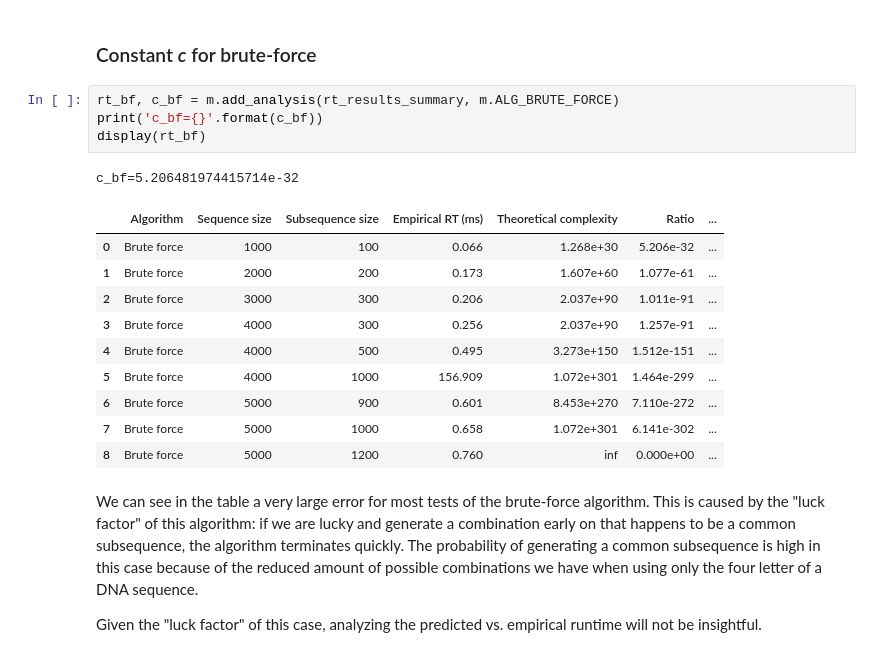
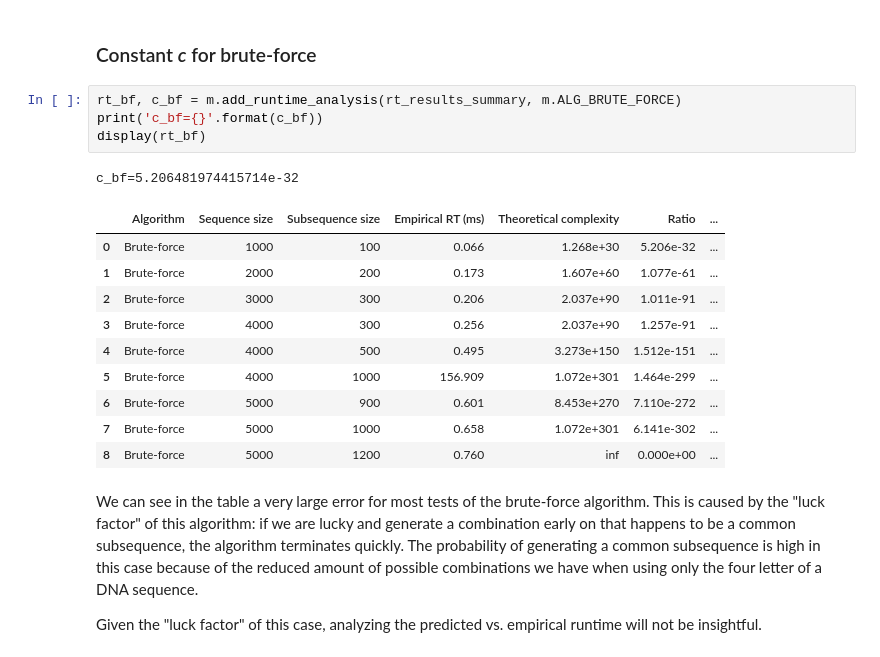
Before and after one commit to fau-masters-collected-works-cgarbin/cot6405-analysis-of-algorithms, a Jupyter notebook: longest-common-subsequence/lcs-experiments.ipynb, the cells around one changed output. Saved outputs shown, nothing was run; the diff lists cells and outputs as text.

```diff
--- a/longest-common-subsequence/lcs-experiments.ipynb
+++ b/longest-common-subsequence/lcs-experiments.ipynb
@@ -401,21 +401,21 @@ The DataFrames contain metrics for all algorithms. Each section below filters th
 # %% [markdown]
 ### Constant _c_ for brute-force
 # %%
-rt_bf, c_bf = m.add_analysis(rt_results_summary, m.ALG_BRUTE_FORCE)
+rt_bf, c_bf = m.add_runtime_analysis(rt_results_summary, m.ALG_BRUTE_FORCE)
 print('c_bf={}'.format(c_bf))
 display(rt_bf)
 # %% [output]
 c_bf=5.206481974415714e-32
 |  | Algorithm | Sequence size | Subsequence size | Empirical RT (ms) | Theoretical complexity | Ratio | ... |
-| 0 | Brute force | 1000 | 100 | 0.066 | 1.268e+30 | 5.206e-32 | ... |
-| 1 | Brute force | 2000 | 200 | 0.173 | 1.607e+60 | 1.077e-61 | ... |
-| 2 | Brute force | 3000 | 300 | 0.206 | 2.037e+90 | 1.011e-91 | ... |
-| 3 | Brute force | 4000 | 300 | 0.256 | 2.037e+90 | 1.257e-91 | ... |
-| 4 | Brute force | 4000 | 500 | 0.495 | 3.273e+150 | 1.512e-151 | ... |
-| 5 | Brute force | 4000 | 1000 | 156.909 | 1.072e+301 | 1.464e-299 | ... |
-| 6 | Brute force | 5000 | 900 | 0.601 | 8.453e+270 | 7.110e-272 | ... |
-| 7 | Brute force | 5000 | 1000 | 0.658 | 1.072e+301 | 6.141e-302 | ... |
-| 8 | Brute force | 5000 | 1200 | 0.760 | inf | 0.000e+00 | ... |
+| 0 | Brute-force | 1000 | 100 | 0.066 | 1.268e+30 | 5.206e-32 | ... |
+| 1 | Brute-force | 2000 | 200 | 0.173 | 1.607e+60 | 1.077e-61 | ... |
+| 2 | Brute-force | 3000 | 300 | 0.206 | 2.037e+90 | 1.011e-91 | ... |
+| 3 | Brute-force | 4000 | 300 | 0.256 | 2.037e+90 | 1.257e-91 | ... |
+| 4 | Brute-force | 4000 | 500 | 0.495 | 3.273e+150 | 1.512e-151 | ... |
+| 5 | Brute-force | 4000 | 1000 | 156.909 | 1.072e+301 | 1.464e-299 | ... |
+| 6 | Brute-force | 5000 | 900 | 0.601 | 8.453e+270 | 7.110e-272 | ... |
+| 7 | Brute-force | 5000 | 1000 | 0.658 | 1.072e+301 | 6.141e-302 | ... |
+| 8 | Brute-force | 5000 | 1200 | 0.760 | inf | 0.000e+00 | ... |
 # %% [markdown]
 We can see in the table a very large error for most tests of the brute-force algorithm. This is caused by the "luck factor" of this algorithm: if we are lucky and generate a combination early on that happens to be a common subsequence, the algorithm terminates quickly. The probability of generating a common subsequence is high in this case because of the reduced amount of possible combinations we have when using only the four letter of a DNA sequence.
 
```
Also changed, not shown: parts of 11 cells of this notebook.
